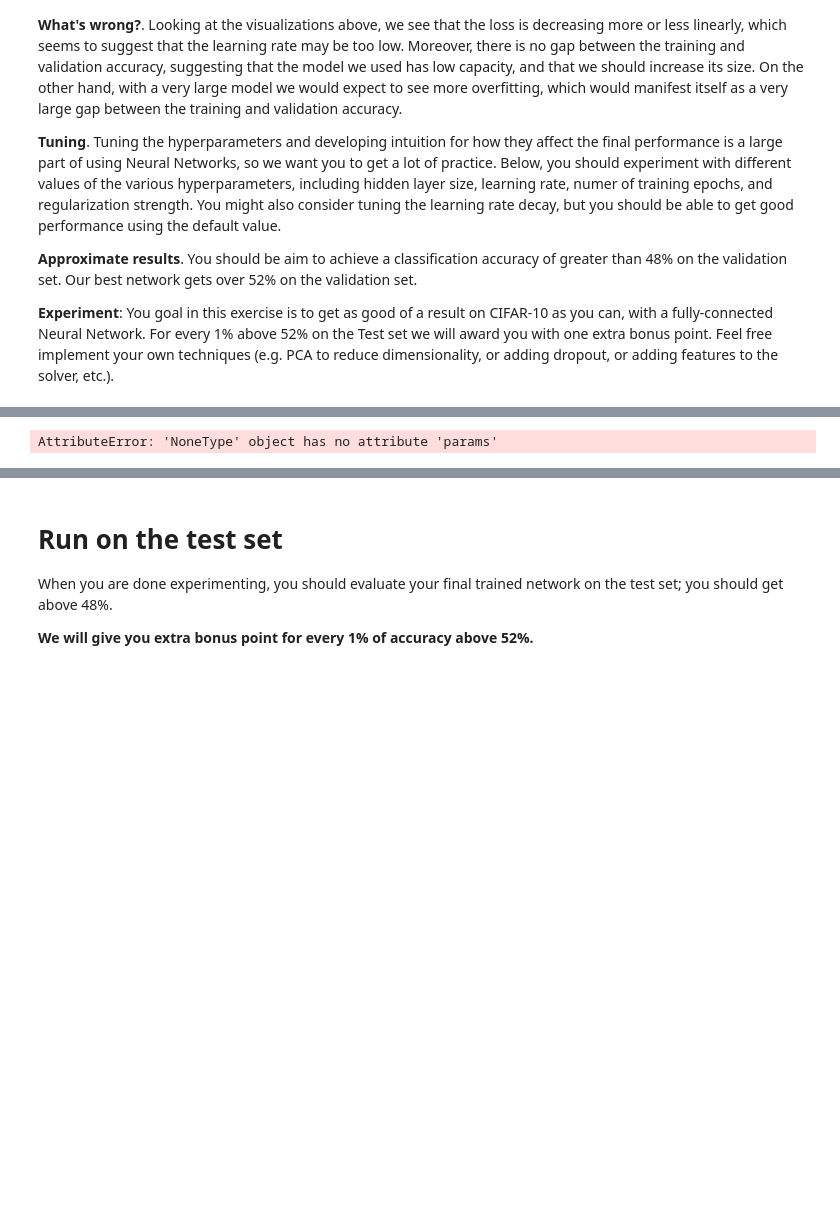
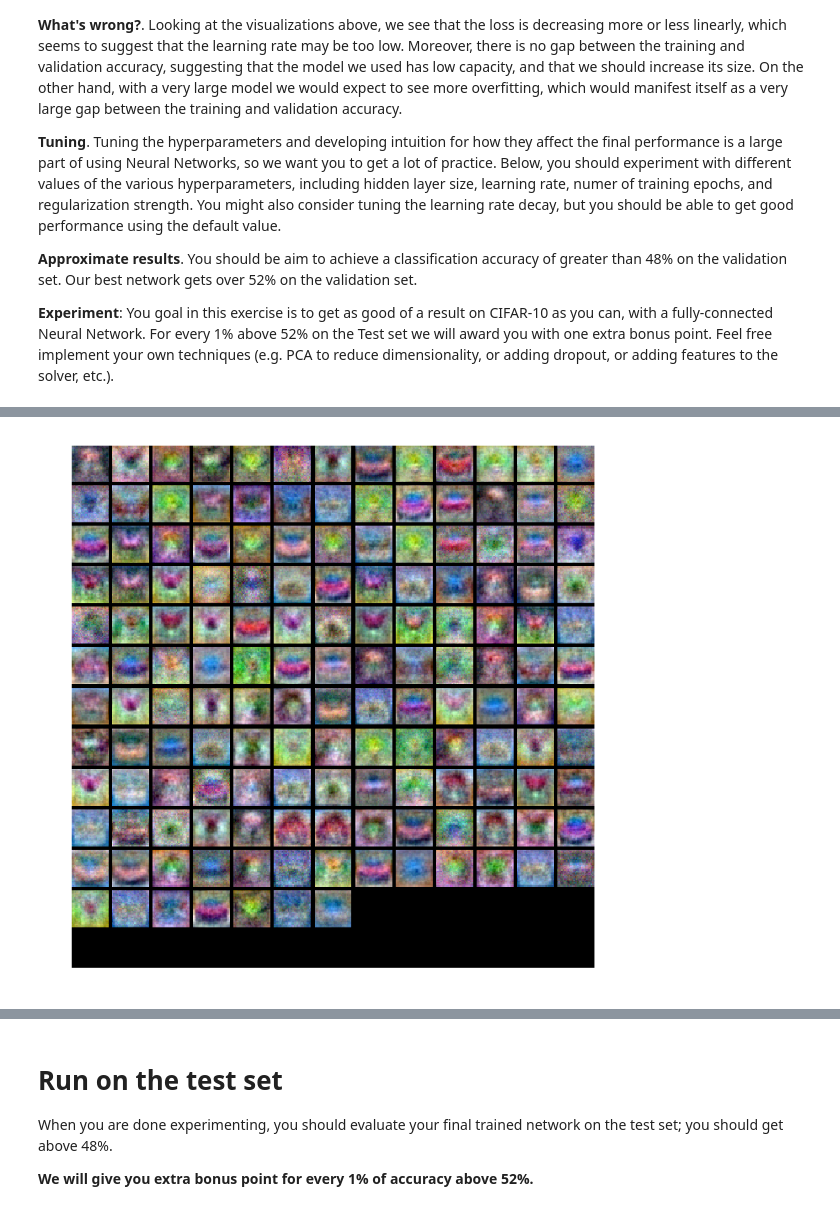
Before and after one commit to mibrahimali/cs231, a Jupyter notebook: assignment1/two_layer_net.ipynb, the cells around one changed output, grey strips where cells are left out. Saved outputs shown, nothing was run; the diff lists cells and outputs as text; code cells hidden in the pictures; blank space fills up the shorter version.

```diff
--- a/assignment1/two_layer_net.ipynb
+++ b/assignment1/two_layer_net.ipynb
@@ -327,0 +364,42 @@ for net_params , result in results.iteritems():
+# %%
+## Second Cross Validation Trial
+from cs231n.classifiers.neural_net import TwoLayerNet
+best_net_2 = None # store the best model into this
+
+input_size = 32 * 32 * 3
+num_classes = 10
+
+results_2 = {}
+best_val_2 = -1
+learning_rates = [0.0001,0.0005,0.001]
+regularization_strengths = [0.5,0.7,0.9]
+hidden_size = [50,100,150]
+
+#################################################################################
+# TODO: Tune hyperparameters using the validation set. Store your best trained  #
+# model in best_net.                                                            #
+#                                                                               #
+# To help debug your network, it may help to use visualizations similar to the  #
+# ones we used above; these visualizations will have significant qualitative    #
+# differences from the ones we saw above for the poorly tuned network.          #
+#                                                                               #
+# Tweaking hyperparameters by hand can be fun, but you might find it useful to  #
+# write code to sweep through possible combinations of hyperparameters          #
+# automatically like we did on the previous exercises.                          #
+#################################################################################
+
+
+for H_S in hidden_size:
+    for L in learning_rates:
+        for R in regularization_strengths:
+            print "network has a hiddin size of %d and learning rate %e and Reg strength %e" % (H_S,L,R)
+            net = TwoLayerNet(input_size, H_S, num_classes)
+            result = net.train(X_train,y_train,X_val, y_val,learning_rate=L,num_iters=500, reg=R,verbose=True)
+            results_2[(H_S,L,R)]=result
+            if result['val_acc_history'][-1] > best_val_2:
+                best_val_2 = result['val_acc_history'][-1]
+                best_net_2 = net
+print "finish cross validation stage with best net accuracy = ", best_val_2
+#################################################################################
+#                               END OF YOUR CODE                                #
+#################################################################################
@@ -328,5 +445,5 @@ for net_params , result in results.iteritems():
 # %%
 # visualize the weights of the best network
-show_net_weights(best_net)
+show_net_weights(best_net_2)
 # %% [output]
-AttributeError: 'NoneType' object has no attribute 'params'
+[figure, added]
```
Also changed, not shown: parts of 10 cells of this notebook.
